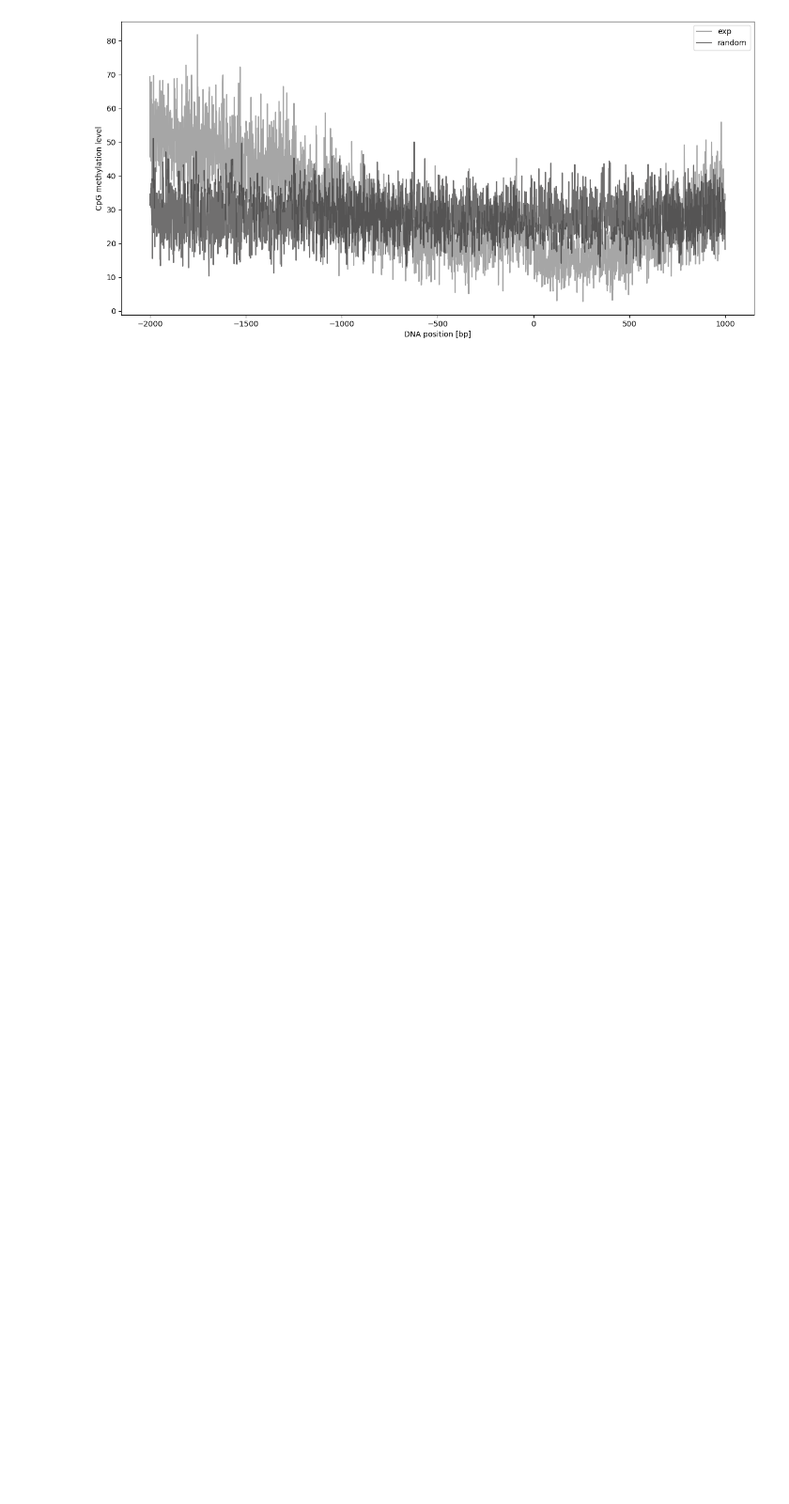
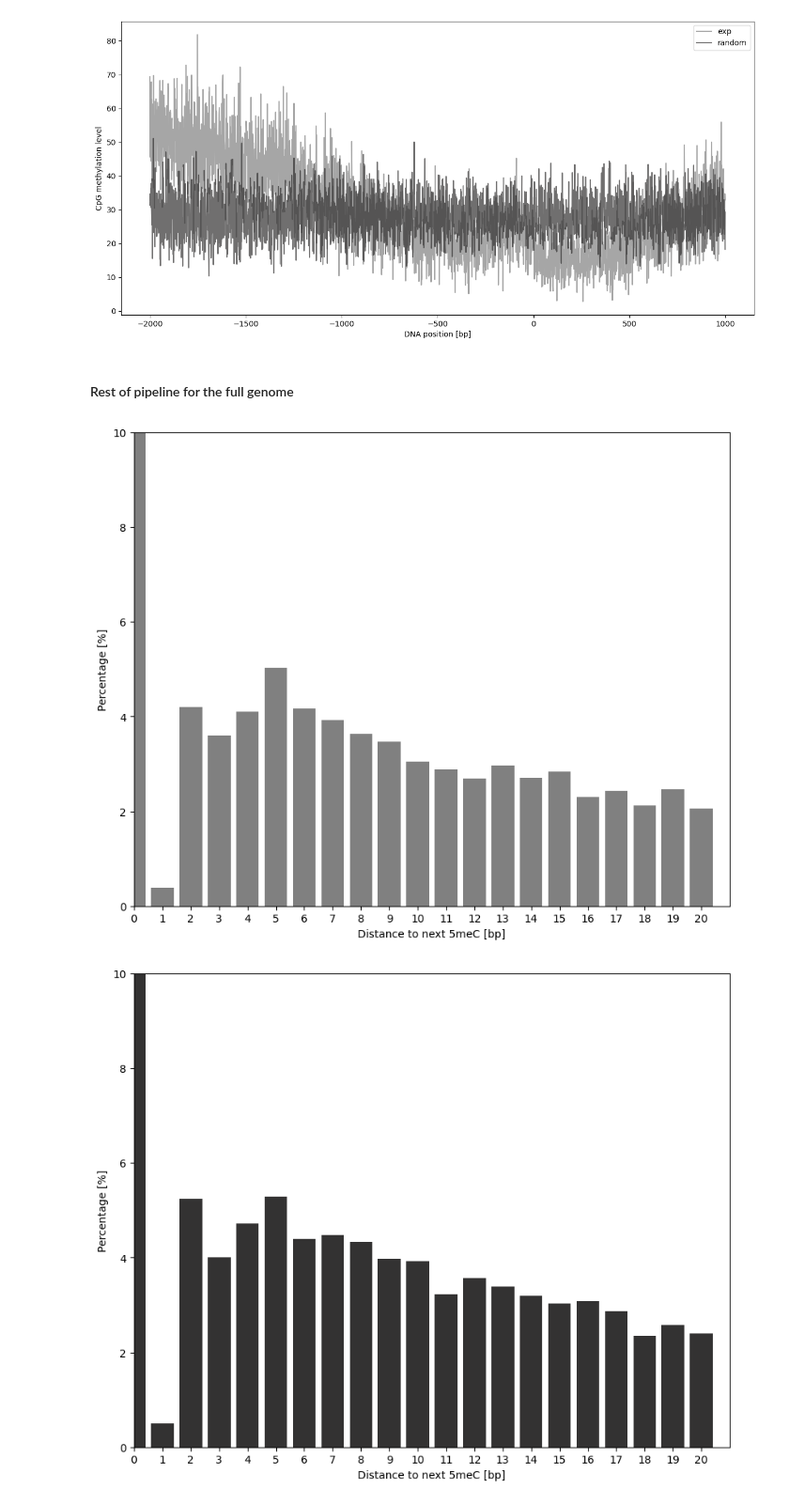
Before and after one commit to kevingeo11/DNA-Methylation-patterns, a Jupyter notebook: Codes/notebooks/introns_analysis.ipynb, the cells around one changed output. Shown at 94% size. Drawn from its saved outputs; the diff is of its cells as text; code cells hidden in the pictures; blank space fills up the shorter version.

```diff
--- a/Codes/notebooks/introns_analysis.ipynb
+++ b/Codes/notebooks/introns_analysis.ipynb
@@ -940,3 +950,45 @@ plot_avg_methylation_levels(df, 'HCG', label='exp')
 plot_avg_methylation_levels(df_random, 'HCG', fig=False, c='#333232', label='random')
 # %% [output]
 [figure]
+# %% [markdown]
+#### Rest of pipeline for the full genome
+# %%
+def plot_CpG_CpG_dist(df, max_dist=20, c='grey'):
+    dist_list = []
+    chroms = ['chr' + str(i) for i in range(1,23)] + ['chrX', 'chrY']
+    for chrom in chroms:
+        #### ALL methylated pos
+        all_meth_pos = list(df.loc[(df["meth_rate"] != 0) &
+                                                    (df["chrom"] == chrom)]["meth_start_genome"])
+        all_meth_pos_sorted = sorted(list(set(all_meth_pos))) # since mapped to promoter, CpG can be twice if promoter overlap, make set
+
+        for pos in range(len(all_meth_pos_sorted) - 1):
+            start = all_meth_pos_sorted[pos]
+            next_start = all_meth_pos_sorted[pos+1]
+            dist = next_start - start - 1 # is number of bases inbetween
+
+            if dist <= max_dist:
+                dist_list.append(dist)
+
+    y = []
+    for r in range(max_dist+1):
+        freq = float(dist_list.count(r))/float(len(dist_list))*100
+        y.append(freq)
+
+
+    plt.figure(figsize=(10, 8), facecolor='w', edgecolor='k')
+
+    x = np.arange(len(y))
+    plt.bar(x, y, align='center', color=c)
+
+    plt.xlabel("Distance to next 5meC [bp]")
+    plt.ylabel("Percentage [%]")
+    plt.xlim(1, max_dist+1)
+    plt.xticks(x, range(max_dist+1))
+    plt.ylim(0, 10)
+# %%
+plot_CpG_CpG_dist(df)
+plot_CpG_CpG_dist(df_random, c='#333232')
+# %% [output]
+[figure, added]
+[figure, added]
```
Also changed, not shown: parts of 56 cells of this notebook, 9 other files.
